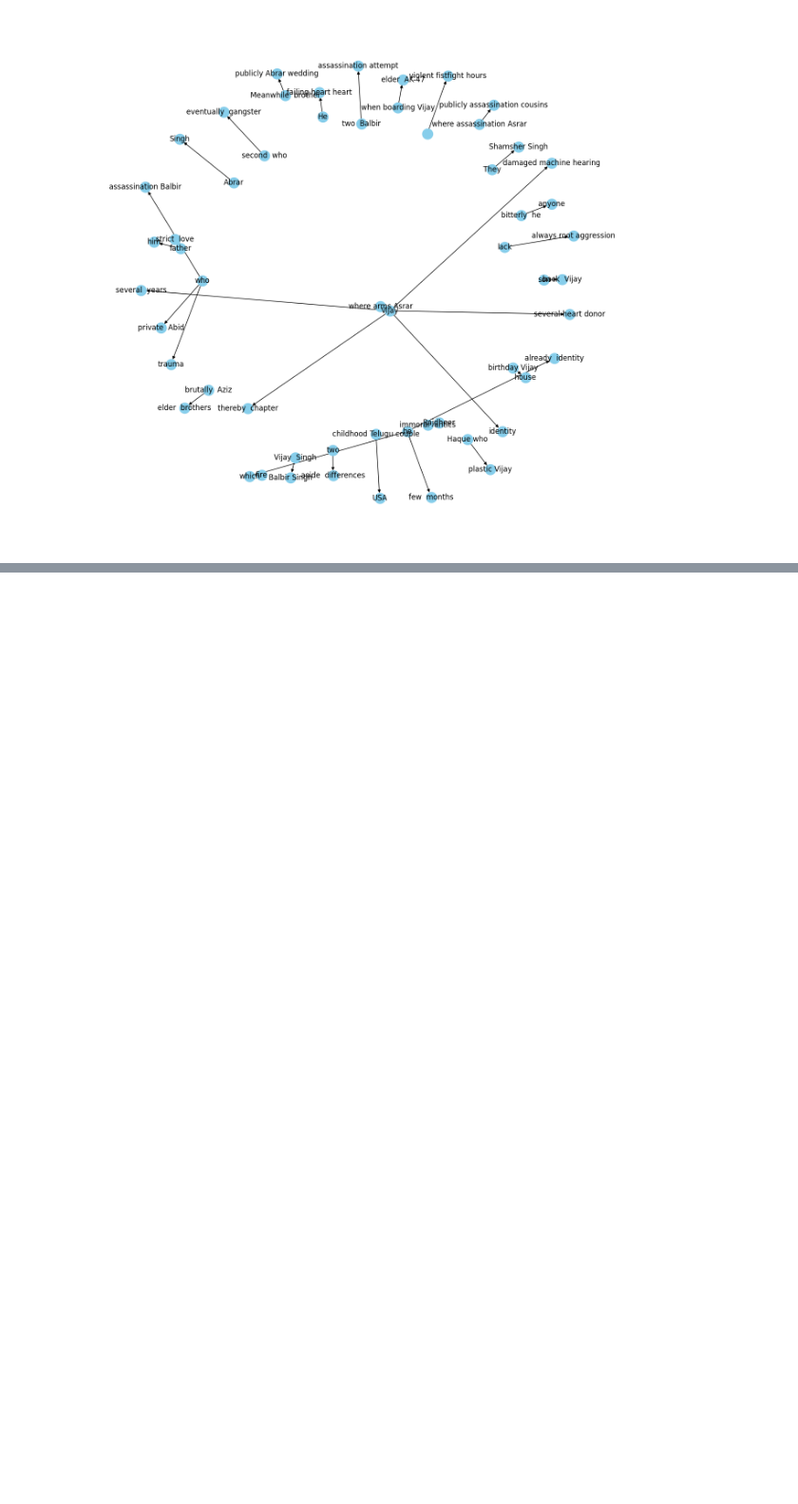
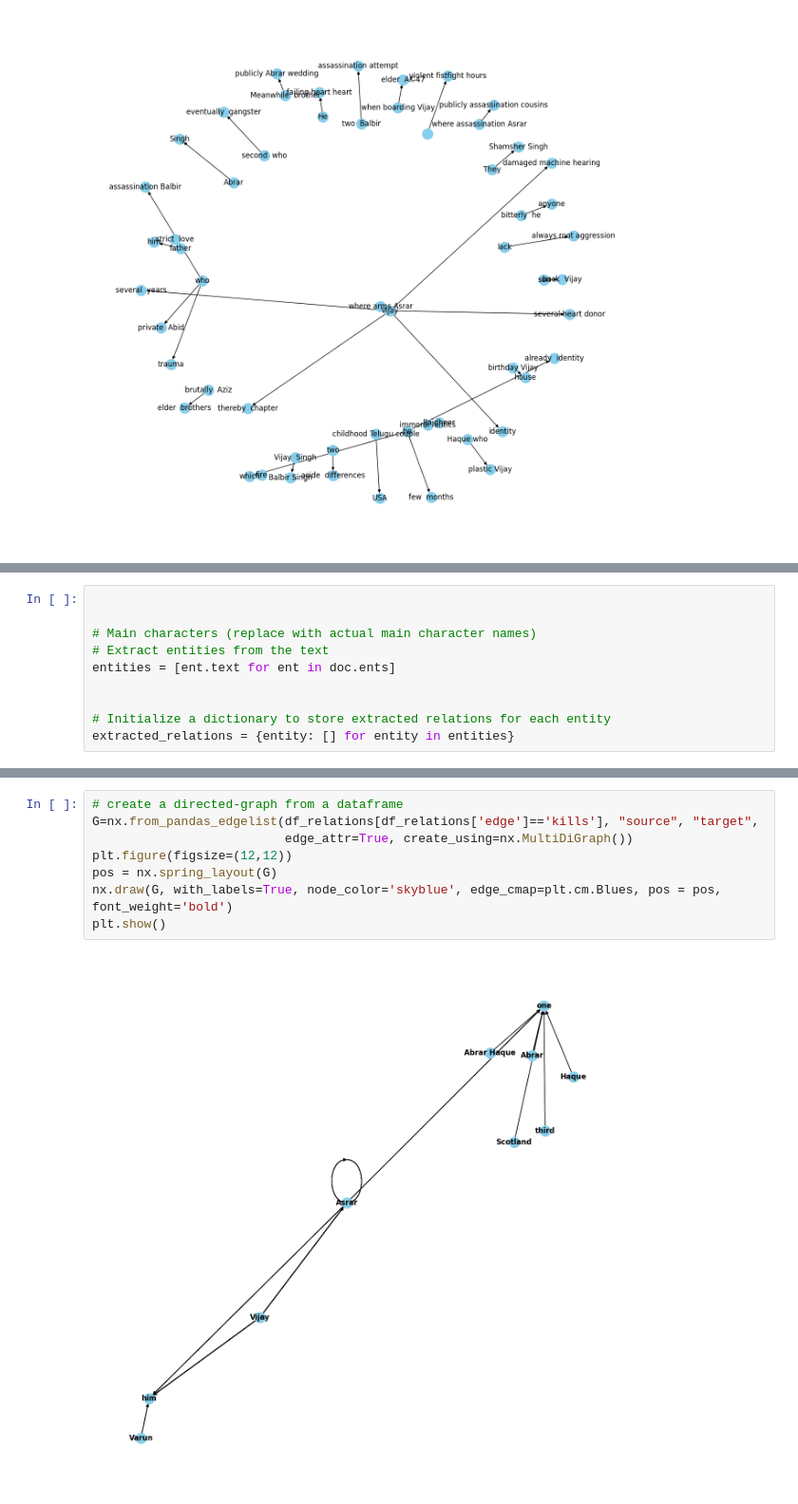
Before and after one commit to ananty1/Semusi_The-Bollywood-Data-Analysis, a Jupyter notebook: notebooks/knowledge-graphs.ipynb, the cells around one changed output, grey strips where cells are left out. Shown at 95% size. Cells and saved outputs as stored; diff of their text form; blank space fills up the shorter version.

```diff
--- a/notebooks/knowledge-graphs.ipynb
+++ b/notebooks/knowledge-graphs.ipynb
@@ -322,0 +444,10 @@ plt.show()
+# %%
+
+
+# Main characters (replace with actual main character names)
+# Extract entities from the text
+entities = [ent.text for ent in doc.ents]
+
+
+# Initialize a dictionary to store extracted relations for each entity
+extracted_relations = {entity: [] for entity in entities}
@@ -322,0 +523,10 @@ plt.show()
+# %%
+# create a directed-graph from a dataframe
+G=nx.from_pandas_edgelist(df_relations[df_relations['edge']=='kills'], "source", "target",
+                          edge_attr=True, create_using=nx.MultiDiGraph())
+plt.figure(figsize=(12,12))
+pos = nx.spring_layout(G)
+nx.draw(G, with_labels=True, node_color='skyblue', edge_cmap=plt.cm.Blues, pos = pos, font_weight='bold')
+plt.show()
+# %% [output]
+[figure, added]
```
Also changed, not shown: parts of 12 cells of this notebook.
